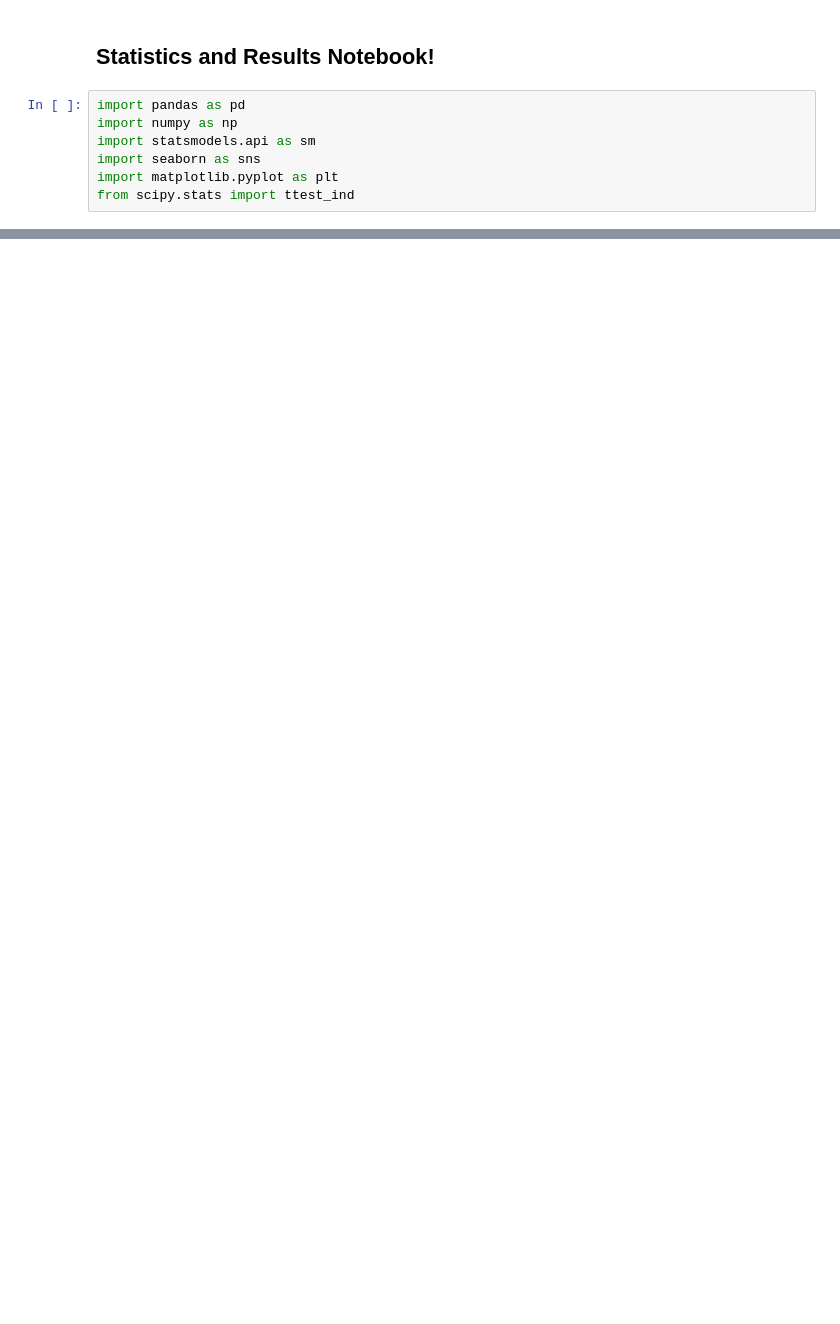
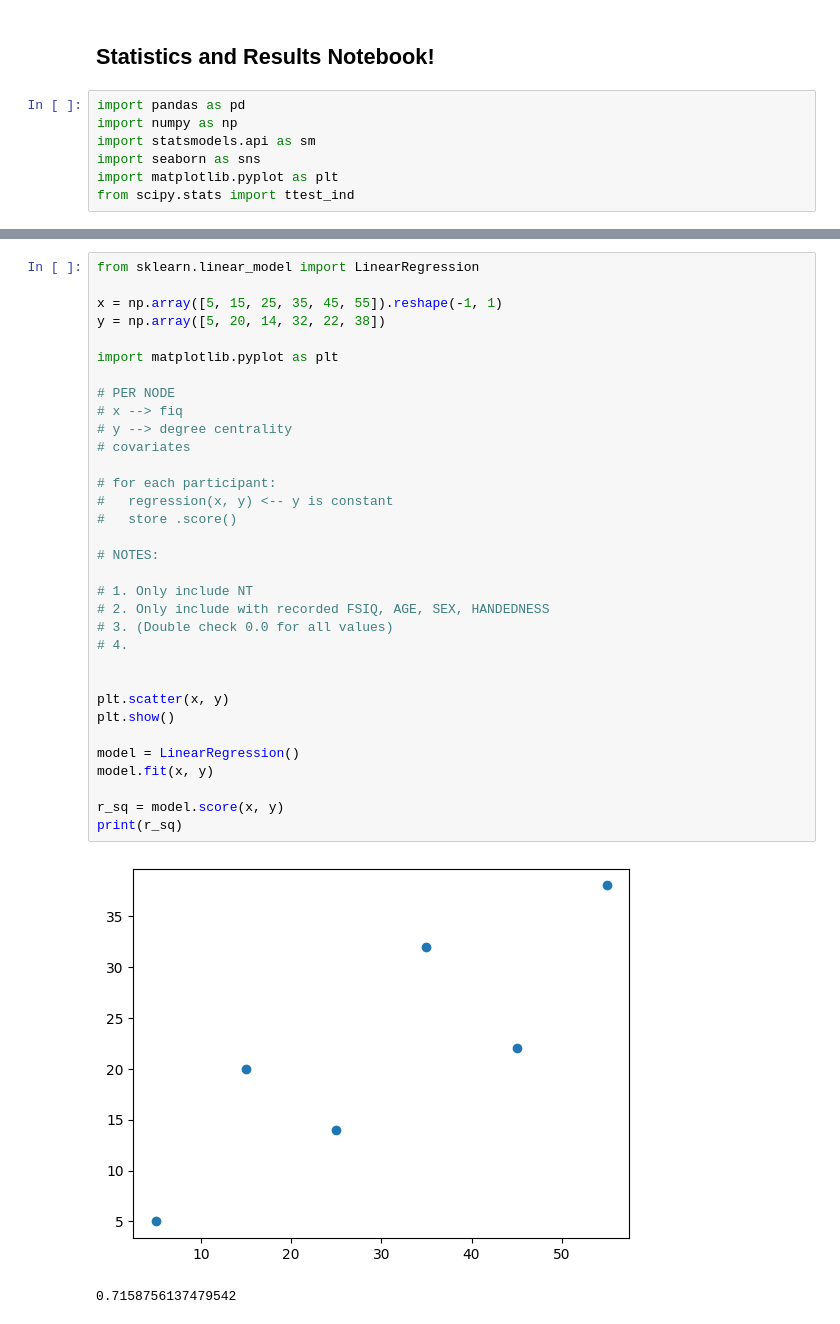
Before and after one commit to matthew-mcc/Connectomics, a Jupyter notebook: Research_Project/Binary_Notebooks/statistics.ipynb, the cells around one changed output, grey strips where cells are left out. Cells and saved outputs as stored; diff of their text form; blank space fills up the shorter version.

Commit message:
Initial Regression!

```diff
--- a/Research_Project/Binary_Notebooks/statistics.ipynb
+++ b/Research_Project/Binary_Notebooks/statistics.ipynb
@@ -43,0 +163,36 @@ KeyError: 'Nodal Efficiency'
+# %%
+from sklearn.linear_model import LinearRegression
+
+x = np.array([5, 15, 25, 35, 45, 55]).reshape(-1, 1)
+y = np.array([5, 20, 14, 32, 22, 38])
+
+import matplotlib.pyplot as plt
+
+# PER NODE
+# x --> fiq
+# y --> degree centrality
+# covariates
+
+# for each participant:
+#   regression(x, y) <-- y is constant
+#   store .score()
+
+# NOTES:
+
+# 1. Only include NT
+# 2. Only include with recorded FSIQ, AGE, SEX, HANDEDNESS
+# 3. (Double check 0.0 for all values)
+# 4.
+
+
+plt.scatter(x, y)
+plt.show()
+
+model = LinearRegression()
+model.fit(x, y)
+
+r_sq = model.score(x, y)
+print(r_sq)
+# %% [output]
+[figure, added]
+0.7158756137479542
```
Also changed, not shown: parts of 8 cells of this notebook, 4 other files.
